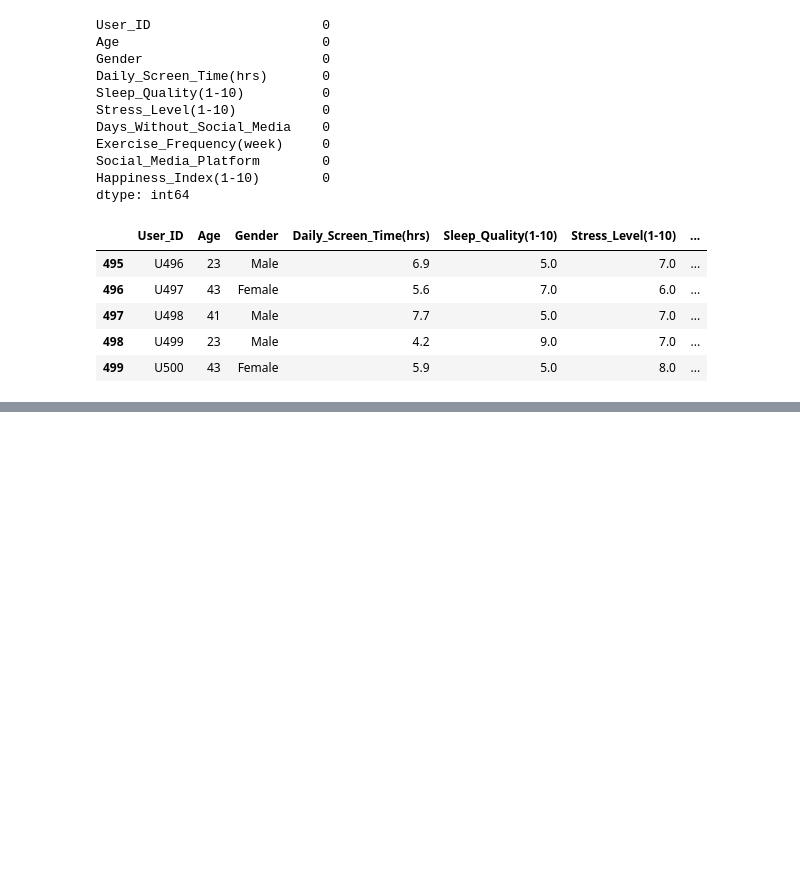
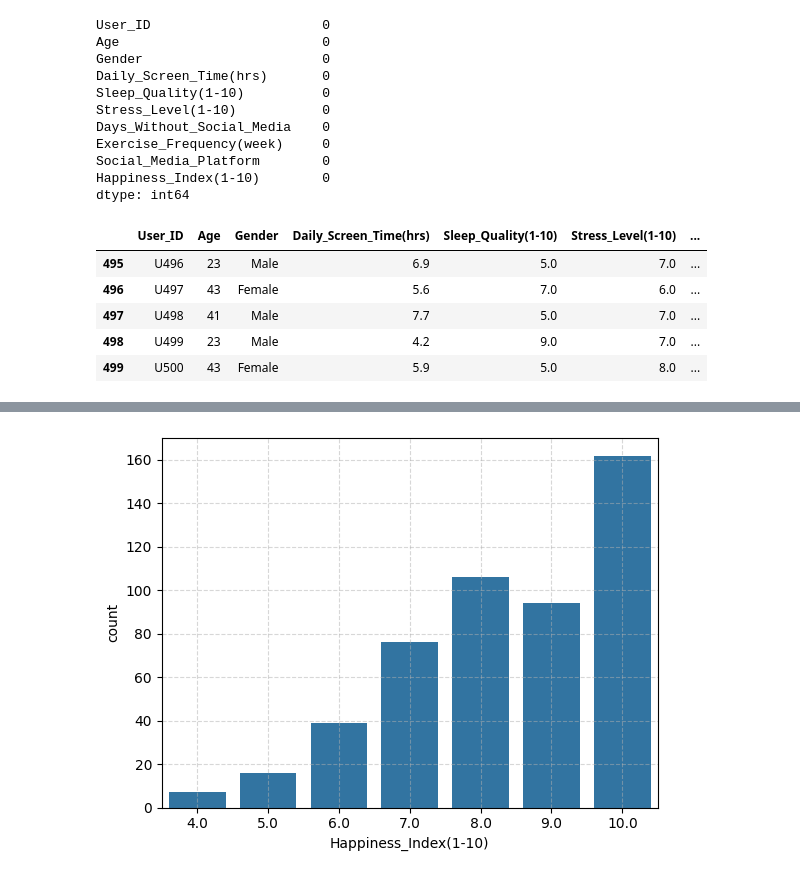
Before and after one commit to coderboe/Open-data-Analysis, a Jupyter notebook: Mental_Health_and_Social_Media_Balance_Dataset.ipynb, the cells around one changed output, grey strips where cells are left out. Drawn from its saved outputs; the diff is of its cells as text; code cells hidden in the pictures; blank space fills up the shorter version.

```diff
--- a/Mental_Health_and_Social_Media_Balance_Dataset.ipynb
+++ b/Mental_Health_and_Social_Media_Balance_Dataset.ipynb
@@ -119,0 +130,6 @@ df.tail()
+# %%
+sns.countplot(x="Happiness_Index(1-10)", data=df)
+plt.grid(True, linestyle='--', alpha=0.5)
+plt.show()
+# %% [output]
+[figure, added]
```
Also changed, not shown: parts of 2 cells of this notebook, 1 other file.
